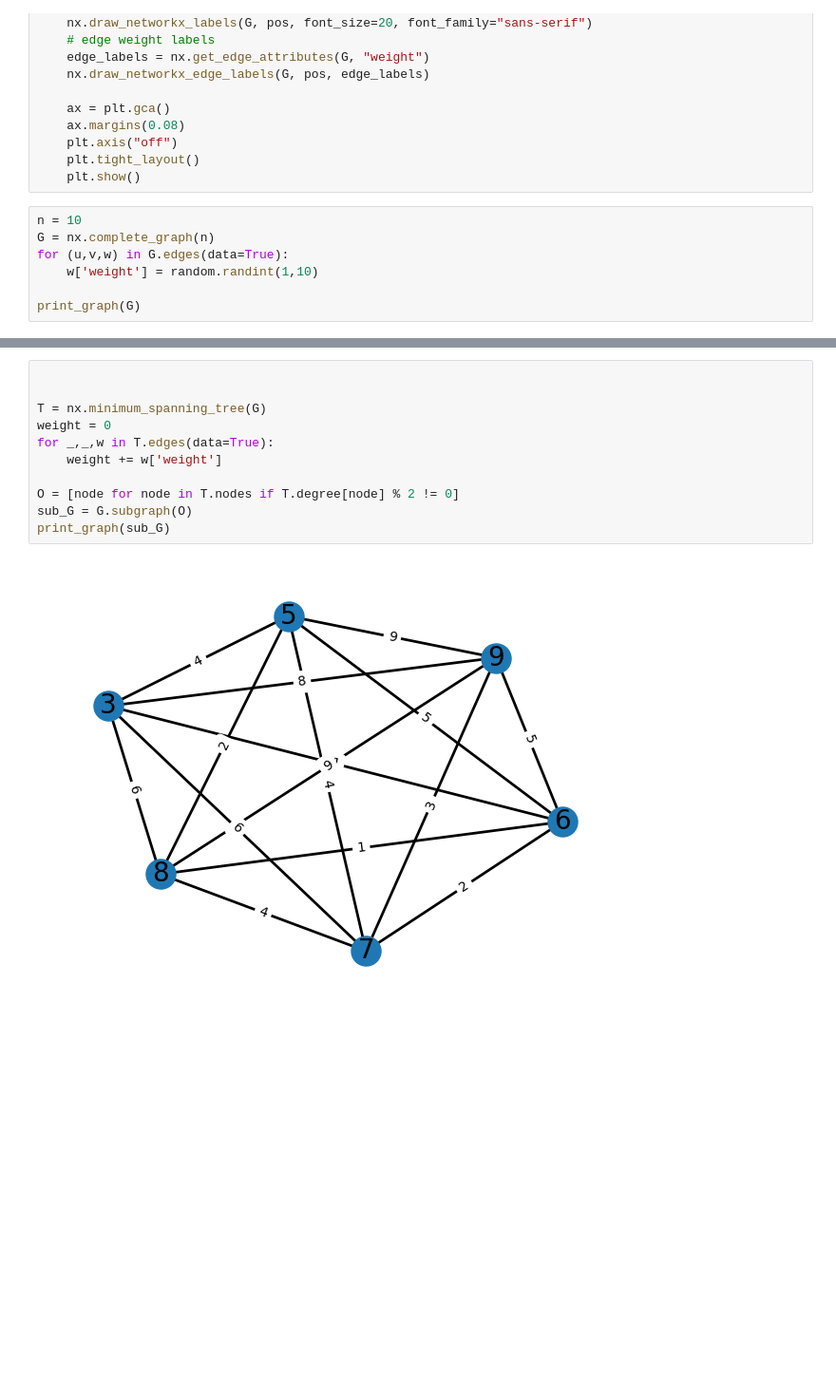
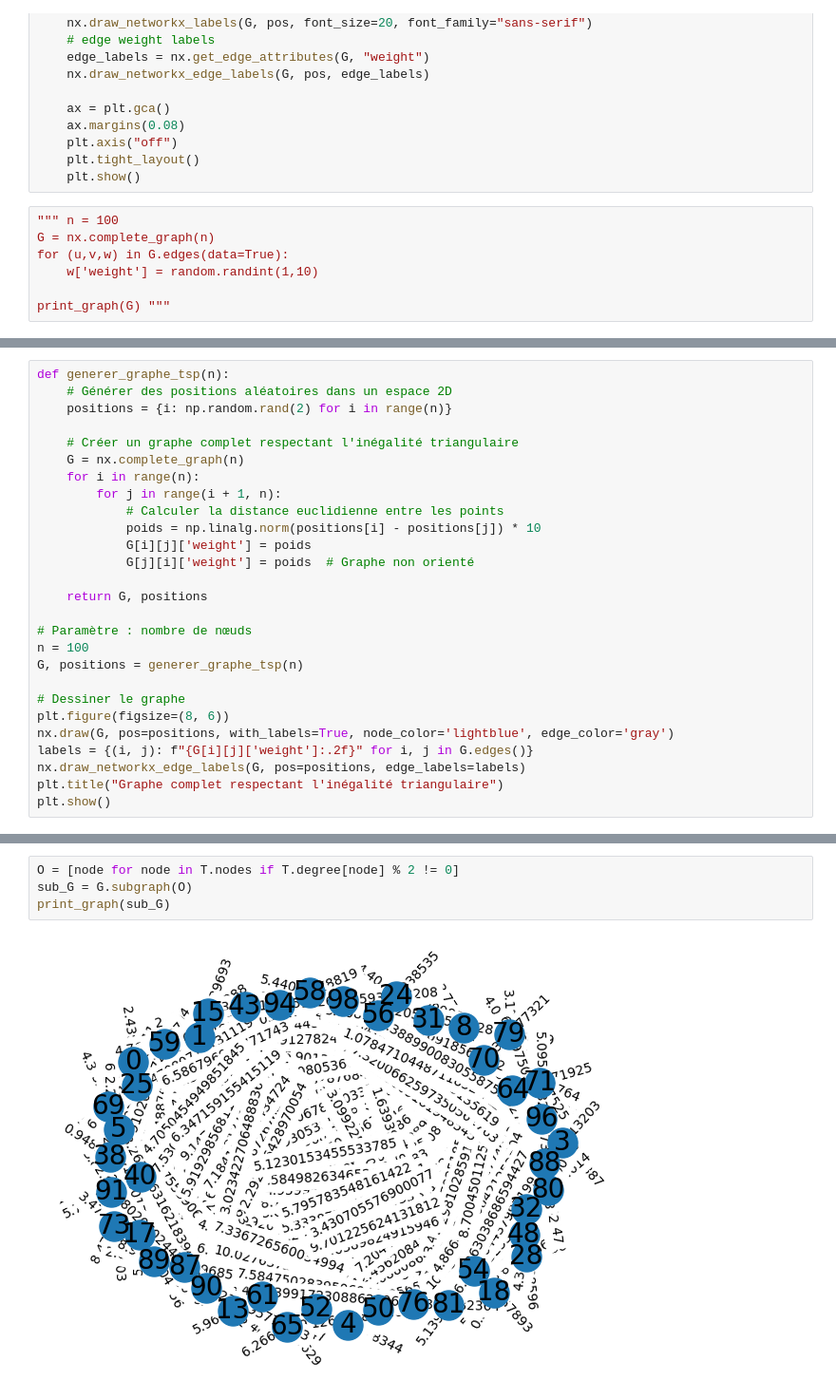
Before and after one commit to paulchambaz/canadian-salesman-problem, a Jupyter notebook: notebooks/networkx_christofides.ipynb, the cells around one changed output, grey strips where cells are left out. Shown at 95% size. Saved outputs shown, nothing was run; the diff lists cells and outputs as text; blank space fills up the shorter version.

```diff
--- a/notebooks/networkx_christofides.ipynb
+++ b/notebooks/networkx_christofides.ipynb
@@ -30,10 +31,10 @@ def print_graph(G):
     plt.tight_layout()
     plt.show()
 # %%
-n = 10
+""" n = 100
 G = nx.complete_graph(n)
 for (u,v,w) in G.edges(data=True):
     w['weight'] = random.randint(1,10)
 
-print_graph(G)
+print_graph(G) """
 # %% [output]
@@ -40,0 +42,27 @@ print_graph(G)
+# %%
+def generer_graphe_tsp(n):
+    # Générer des positions aléatoires dans un espace 2D
+    positions = {i: np.random.rand(2) for i in range(n)}
+
+    # Créer un graphe complet respectant l'inégalité triangulaire
+    G = nx.complete_graph(n)
+    for i in range(n):
+        for j in range(i + 1, n):
+            # Calculer la distance euclidienne entre les points
+            poids = np.linalg.norm(positions[i] - positions[j]) * 10
+            G[i][j]['weight'] = poids
+            G[j][i]['weight'] = poids  # Graphe non orienté
+
+    return G, positions
+
+# Paramètre : nombre de nœuds
+n = 100
+G, positions = generer_graphe_tsp(n)
+
+# Dessiner le graphe
+plt.figure(figsize=(8, 6))
+nx.draw(G, pos=positions, with_labels=True, node_color='lightblue', edge_color='gray')
+labels = {(i, j): f"{G[i][j]['weight']:.2f}" for i, j in G.edges()}
+nx.draw_networkx_edge_labels(G, pos=positions, edge_labels=labels)
+plt.title("Graphe complet respectant l'inégalité triangulaire")
+plt.show()
@@ -41,16 +82,9 @@ print_graph(G)
 # %%
-
-
-T = nx.minimum_spanning_tree(G)
-weight = 0
-for _,_,w in T.edges(data=True):
-    weight += w['weight']
-
 O = [node for node in T.nodes if T.degree[node] % 2 != 0]
 sub_G = G.subgraph(O)
 print_graph(sub_G)
 # %% [output]
-[figure, old version]
+[figure, new version]
 # %%
 M = nx.algorithms.matching.min_weight_matching(sub_G)
 assert(nx.algorithms.is_perfect_matching(sub_G,M))
```
Also changed, not shown: parts of 14 cells of this notebook, 1 other file.
